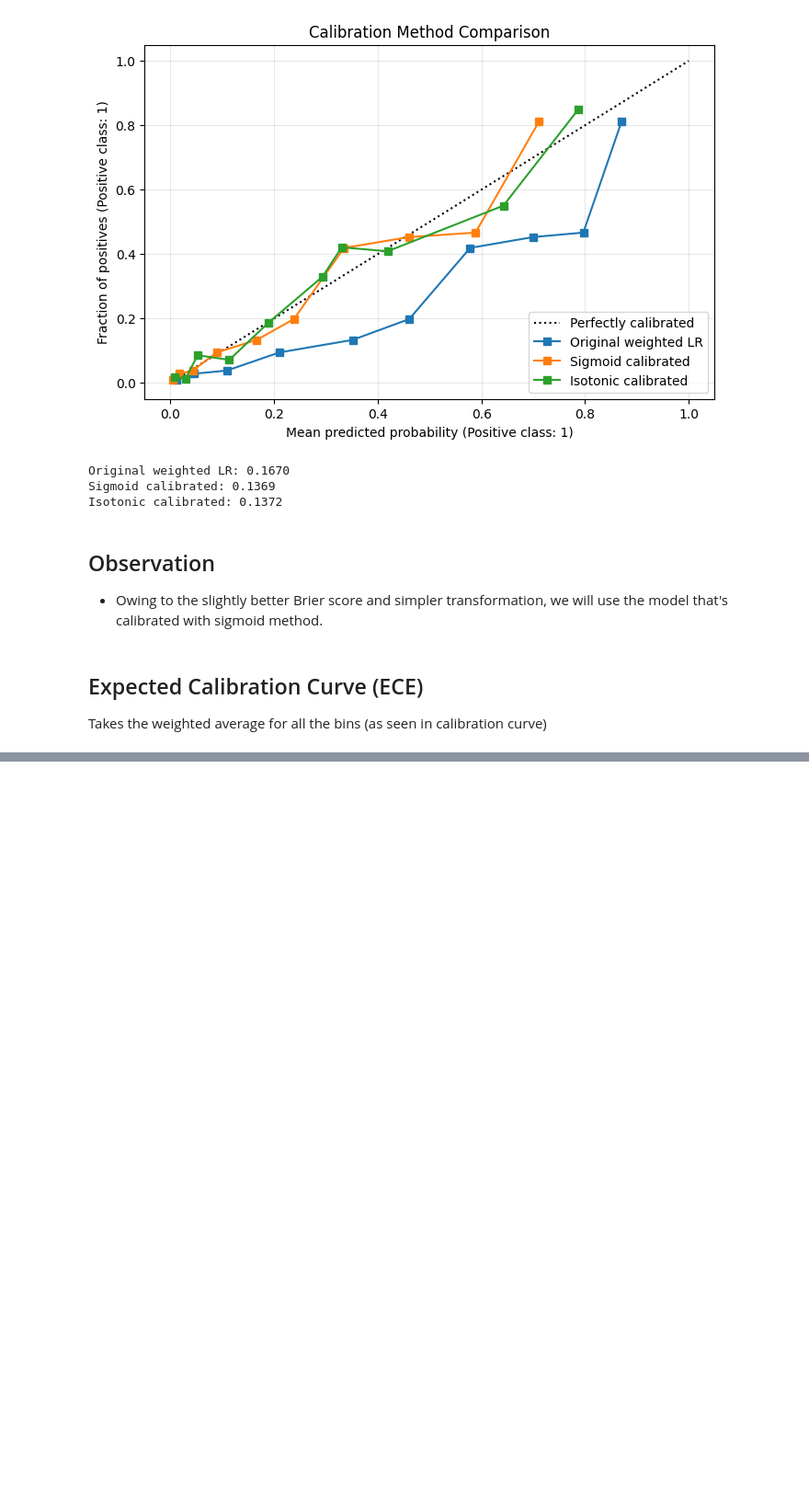
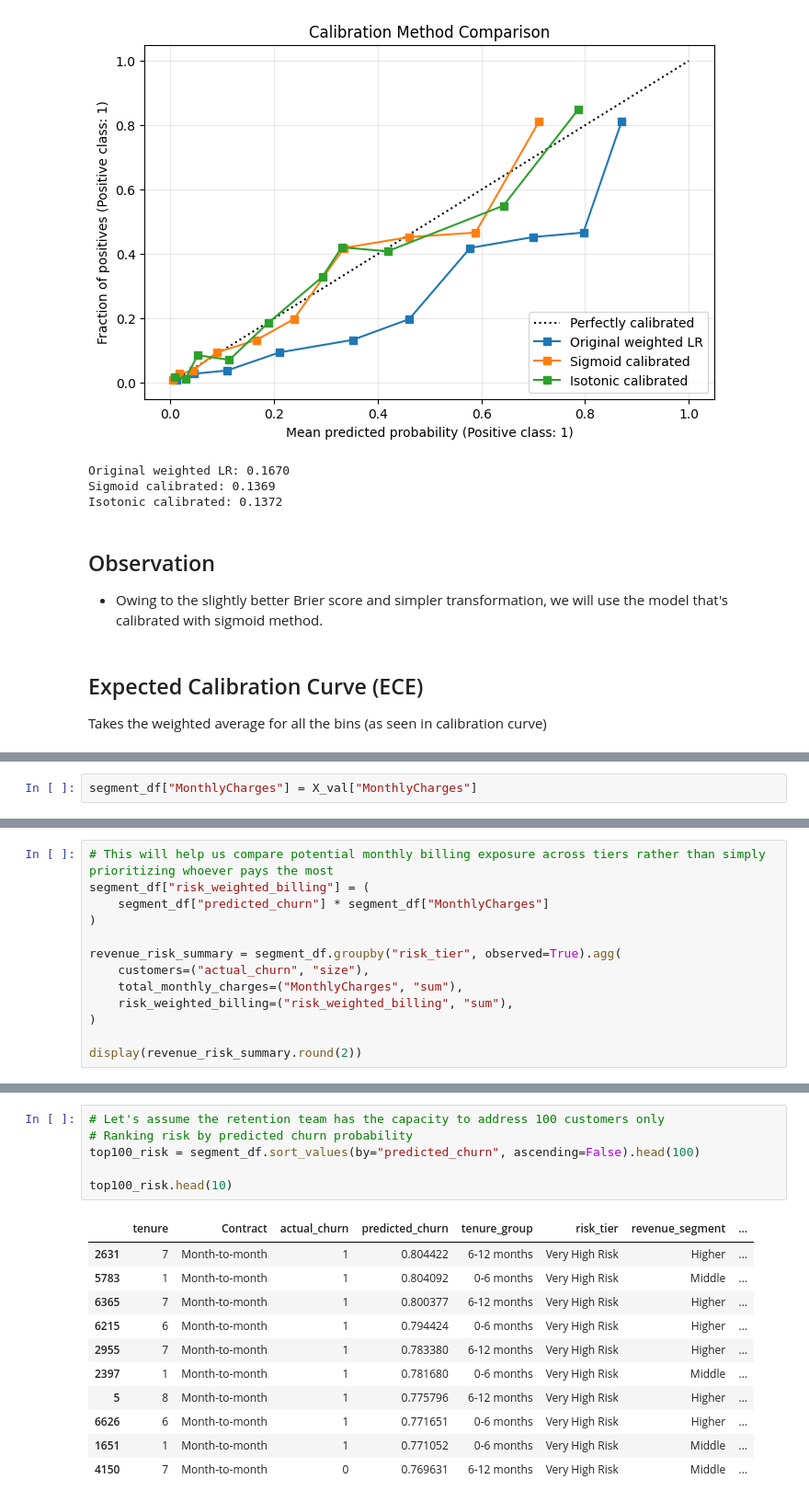
Before and after one commit to priyanka-manoj/Churn-risk-modeling, a Jupyter notebook: notebooks/02_model_experiments.ipynb, the cells around one changed output, grey strips where cells are left out. Shown at 92% size. Cells and saved outputs as stored; diff of their text form; blank space fills up the shorter version.

```diff
--- a/notebooks/02_model_experiments.ipynb
+++ b/notebooks/02_model_experiments.ipynb
@@ -1380,0 +1787,2 @@ Takes the weighted average for all the bins (as seen in calibration curve)
+# %%
+segment_df["MonthlyCharges"] = X_val["MonthlyCharges"]
@@ -1380,0 +1817,13 @@ Takes the weighted average for all the bins (as seen in calibration curve)
+# %%
+# This will help us compare potential monthly billing exposure across tiers rather than simply prioritizing whoever pays the most
+segment_df["risk_weighted_billing"] = (
+    segment_df["predicted_churn"] * segment_df["MonthlyCharges"]
+)
+
+revenue_risk_summary = segment_df.groupby("risk_tier", observed=True).agg(
+    customers=("actual_churn", "size"),
+    total_monthly_charges=("MonthlyCharges", "sum"),
+    risk_weighted_billing=("risk_weighted_billing", "sum"),
+)
+
+display(revenue_risk_summary.round(2))
@@ -1380,0 +1868,18 @@ Takes the weighted average for all the bins (as seen in calibration curve)
+# %%
+# Let's assume the retention team has the capacity to address 100 customers only
+# Ranking risk by predicted churn probability
+top100_risk = segment_df.sort_values(by="predicted_churn", ascending=False).head(100)
+
+top100_risk.head(10)
+# %% [output]
+|  | tenure | Contract | actual_churn | predicted_churn | tenure_group | risk_tier | revenue_segment | ... |
+| 2631 | 7 | Month-to-month | 1 | 0.804422 | 6-12 months | Very High Risk | Higher | ... |
+| 5783 | 1 | Month-to-month | 1 | 0.804092 | 0-6 months | Very High Risk | Middle | ... |
+| 6365 | 7 | Month-to-month | 1 | 0.800377 | 6-12 months | Very High Risk | Higher | ... |
+| 6215 | 6 | Month-to-month | 1 | 0.794424 | 0-6 months | Very High Risk | Higher | ... |
+| 2955 | 7 | Month-to-month | 1 | 0.783380 | 6-12 months | Very High Risk | Higher | ... |
+| 2397 | 1 | Month-to-month | 1 | 0.781680 | 0-6 months | Very High Risk | Middle | ... |
+| 5 | 8 | Month-to-month | 1 | 0.775796 | 6-12 months | Very High Risk | Higher | ... |
+| 6626 | 6 | Month-to-month | 1 | 0.771651 | 0-6 months | Very High Risk | Higher | ... |
+| 1651 | 1 | Month-to-month | 1 | 0.771052 | 0-6 months | Very High Risk | Middle | ... |
+| 4150 | 7 | Month-to-month | 0 | 0.769631 | 6-12 months | Very High Risk | Middle | ... |
```
Also changed, not shown: parts of 60 cells of this notebook, 13 other files.
